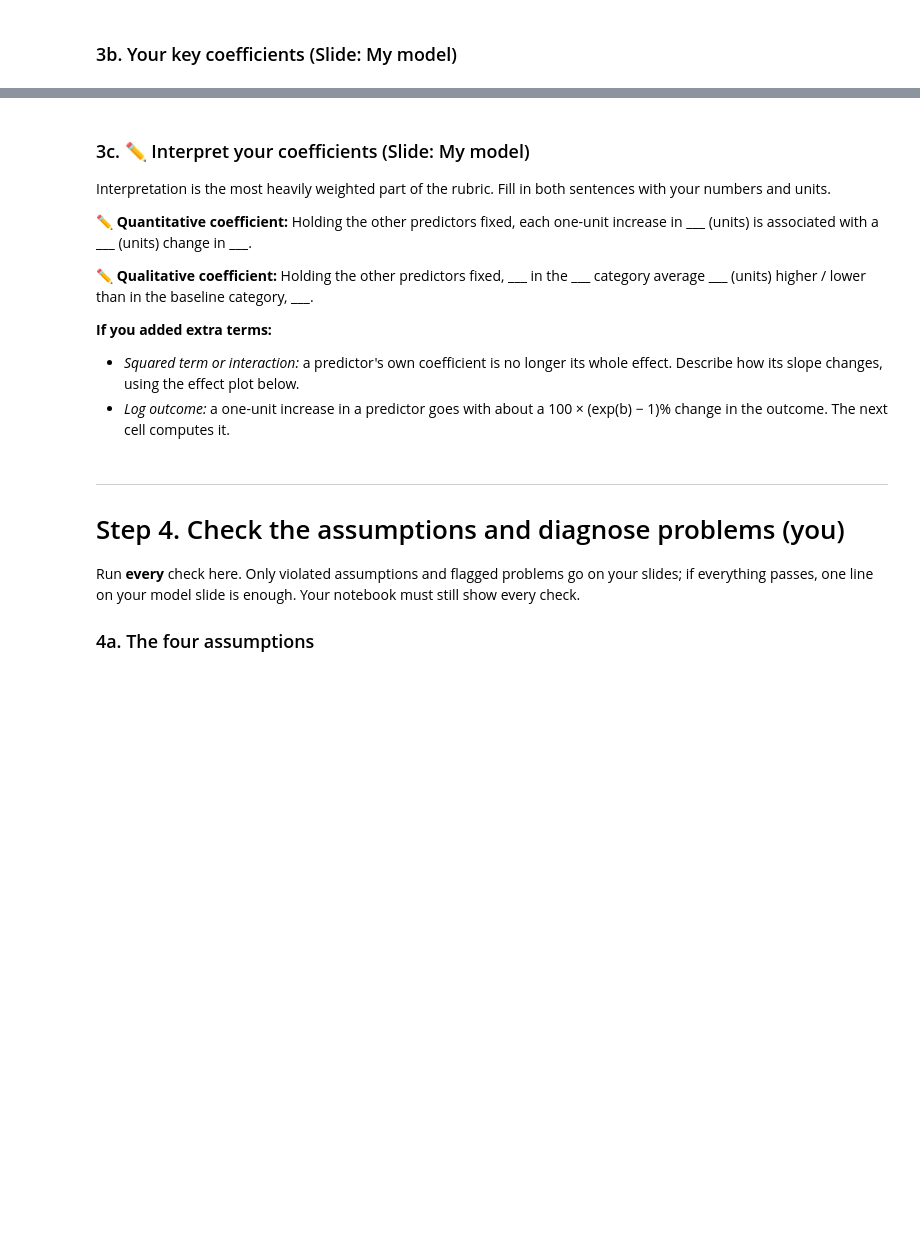
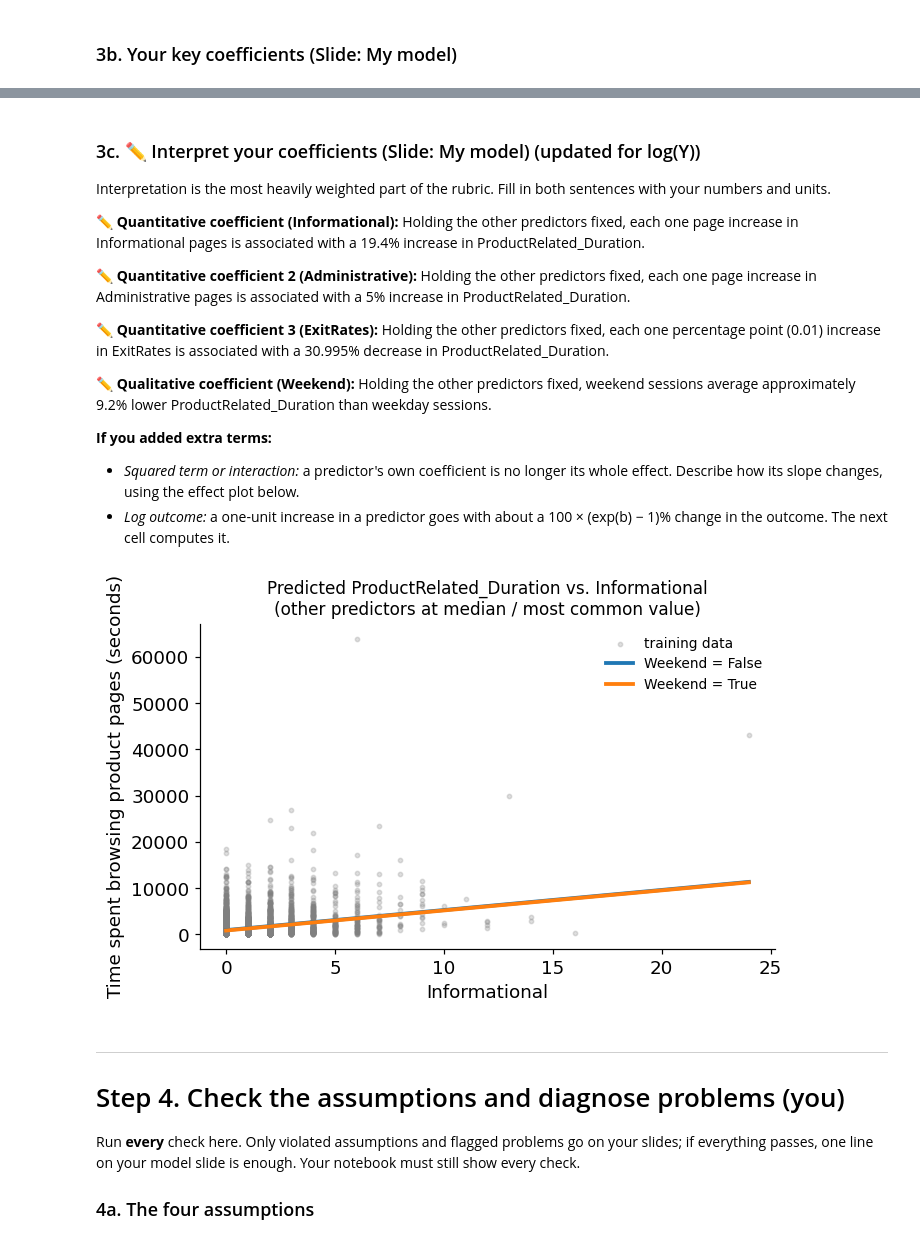
Before and after one commit to j2doan/online-purchase-behavior, a Jupyter notebook: notebooks/CP1_Nicholas_Chan.ipynb, the cells around one changed output, grey strips where cells are left out. Saved outputs shown, nothing was run; the diff lists cells and outputs as text; code cells hidden in the pictures; blank space fills up the shorter version.

```diff
--- a/notebooks/CP1_Nicholas_Chan.ipynb
+++ b/notebooks/CP1_Nicholas_Chan.ipynb
@@ -524,8 +530,8 @@ From here on, the work is yours alone. Each member fits **one multiple linear re
 | A transformed outcome | set `OUTCOME_TRANSFORM` below; don't write it in `RHS` |
 # %%
 # ✏️ EDIT: your name and your model
-MY_NAME = "Your Name"
-RHS = "Price + Advertising + C(ShelveLoc)"     # the right-hand side of your model
+MY_NAME = "Nicholas Chan"
+RHS = "Informational + Administrative + ExitRates + C(Weekend)"     # the right-hand side of your model
 OUTCOME_TRANSFORM = "none"                       # "none", or optionally "log", "log1p" (outcome includes 0), "sqrt"
 
 # Other examples on the example data (each teammate uses different predictors):
@@ -557,11 +597,15 @@ coef_table
 # %% [markdown]
-### 3c. ✏️ Interpret your coefficients (Slide: My model)
+### 3c. ✏️ Interpret your coefficients (Slide: My model) (updated for log(Y))
 
 Interpretation is the most heavily weighted part of the rubric. Fill in both sentences with your numbers and units.
 
-✏️ **Quantitative coefficient:** Holding the other predictors fixed, each one-unit increase in ___ (units) is associated with a ___ (units) change in ___.
+✏️ **Quantitative coefficient (Informational):** Holding the other predictors fixed, each one page increase in Informational pages is associated with a  19.4% increase in ProductRelated_Duration.
 
-✏️ **Qualitative coefficient:** Holding the other predictors fixed, ___ in the ___ category average ___ (units) higher / lower than in the baseline category, ___.
+✏️ **Quantitative coefficient 2 (Administrative):** Holding the other predictors fixed, each one page increase in Administrative pages is associated with a 5% increase in ProductRelated_Duration.
+
+✏️ **Quantitative coefficient 3 (ExitRates):** Holding the other predictors fixed, each one percentage point (0.01) increase in ExitRates is associated with a 30.995% decrease in ProductRelated_Duration.
+
+✏️ **Qualitative coefficient (Weekend):** Holding the other predictors fixed, weekend sessions average approximately 9.2% lower ProductRelated_Duration than weekday sessions.
 
 **If you added extra terms:**
 
@@ -574,10 +618,12 @@ if OUTCOME_TRANSFORM in ("log", "log1p"):
 # %%
 # ✏️ EDIT: an effect plot of one quantitative predictor, one line per category of a qualitative predictor.
 # The gaps between the lines are your dummy coefficients. A good figure for your model slide.
 fig, ax = plt.subplots(figsize=(6.5, 4.2))
-effect_plot(model, OUTCOME_TRANSFORM, x="Price", by="ShelveLoc", ax=ax)
+effect_plot(model, OUTCOME_TRANSFORM, x="Informational", by="Weekend", ax=ax)
 plt.tight_layout()
 plt.show()
+# %% [output]
+[figure, added]
 # %% [markdown]
 ---
 # Step 4. Check the assumptions and diagnose problems (you)
```
Also changed, not shown: parts of 20 cells of this notebook, 1 other file.
